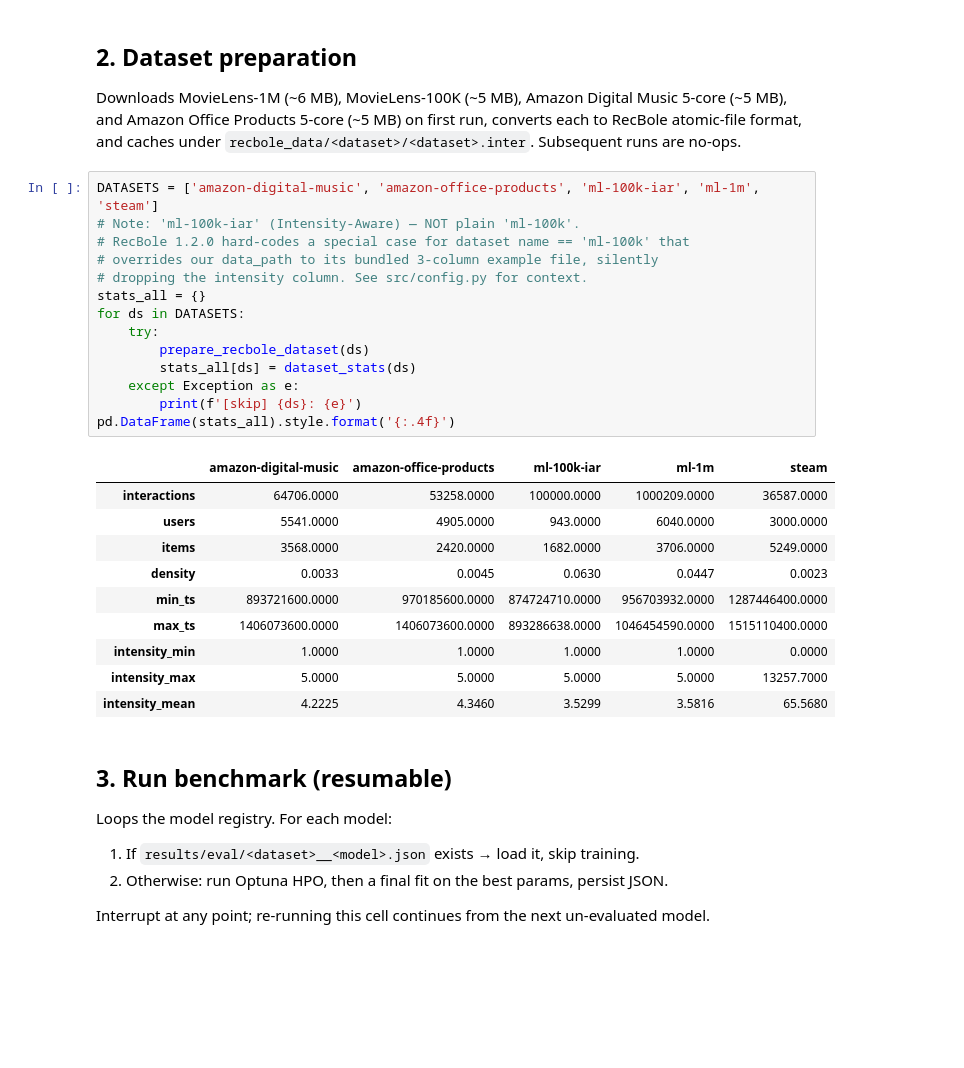
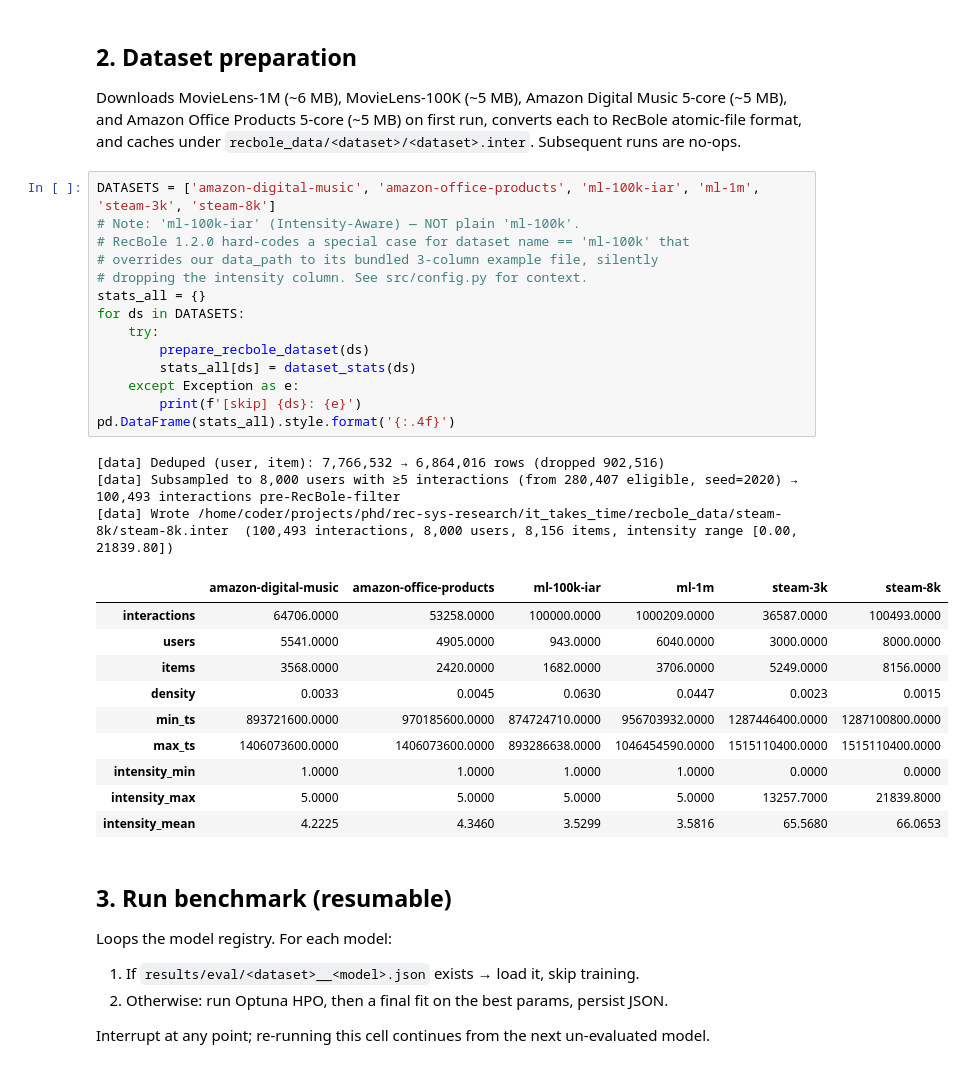
Before and after one commit to insanewarrior/rec-sys-research, a Jupyter notebook: it_takes_time/notebooks/0_benchmark.ipynb, the cells around one changed output. Saved outputs shown, nothing was run; the diff lists cells and outputs as text; blank space fills up the shorter version.

```diff
--- a/it_takes_time/notebooks/0_benchmark.ipynb
+++ b/it_takes_time/notebooks/0_benchmark.ipynb
@@ -67,30 +67,33 @@ Downloads MovieLens-1M (~6 MB), MovieLens-100K (~5 MB), Amazon Digital Music
 converts each to RecBole atomic-file format, and caches under
 `recbole_data/<dataset>/<dataset>.inter`. Subsequent runs are no-ops.
 # %%
-DATASETS = ['amazon-digital-music', 'amazon-office-products', 'ml-100k-iar', 'ml-1m', 'steam']
+DATASETS = ['amazon-digital-music', 'amazon-office-products', 'ml-100k-iar', 'ml-1m', 'steam-3k', 'steam-8k']
 # Note: 'ml-100k-iar' (Intensity-Aware) — NOT plain 'ml-100k'.
 # RecBole 1.2.0 hard-codes a special case for dataset name == 'ml-100k' that
 # overrides our data_path to its bundled 3-column example file, silently
 # dropping the intensity column. See src/config.py for context.
 stats_all = {}
 for ds in DATASETS:
     try:
         prepare_recbole_dataset(ds)
         stats_all[ds] = dataset_stats(ds)
     except Exception as e:
         print(f'[skip] {ds}: {e}')
 pd.DataFrame(stats_all).style.format('{:.4f}')
 # %% [output]
+[data] Deduped (user, item): 7,766,532 → 6,864,016 rows (dropped 902,516)
+[data] Subsampled to 8,000 users with ≥5 interactions (from 280,407 eligible, seed=2020) → 100,493 interactions pre-RecBole-filter
+[data] Wrote /home/coder/projects/phd/rec-sys-research/it_takes_time/recbole_data/steam-8k/steam-8k.inter  (100,493 interactions, 8,000 users, 8,156 items, intensity range [0.00, 21839.80])
-|  | amazon-digital-music | amazon-office-products | ml-100k-iar | ml-1m | steam |
-| interactions | 64706.0000 | 53258.0000 | 100000.0000 | 1000209.0000 | 36587.0000 |
-| users | 5541.0000 | 4905.0000 | 943.0000 | 6040.0000 | 3000.0000 |
-| items | 3568.0000 | 2420.0000 | 1682.0000 | 3706.0000 | 5249.0000 |
-| density | 0.0033 | 0.0045 | 0.0630 | 0.0447 | 0.0023 |
-| min_ts | 893721600.0000 | 970185600.0000 | 874724710.0000 | 956703932.0000 | 1287446400.0000 |
-| max_ts | 1406073600.0000 | 1406073600.0000 | 893286638.0000 | 1046454590.0000 | 1515110400.0000 |
-| intensity_min | 1.0000 | 1.0000 | 1.0000 | 1.0000 | 0.0000 |
-| intensity_max | 5.0000 | 5.0000 | 5.0000 | 5.0000 | 13257.7000 |
-| intensity_mean | 4.2225 | 4.3460 | 3.5299 | 3.5816 | 65.5680 |
+|  | amazon-digital-music | amazon-office-products | ml-100k-iar | ml-1m | steam-3k | steam-8k |
+| interactions | 64706.0000 | 53258.0000 | 100000.0000 | 1000209.0000 | 36587.0000 | 100493.0000 |
+| users | 5541.0000 | 4905.0000 | 943.0000 | 6040.0000 | 3000.0000 | 8000.0000 |
+| items | 3568.0000 | 2420.0000 | 1682.0000 | 3706.0000 | 5249.0000 | 8156.0000 |
+| density | 0.0033 | 0.0045 | 0.0630 | 0.0447 | 0.0023 | 0.0015 |
+| min_ts | 893721600.0000 | 970185600.0000 | 874724710.0000 | 956703932.0000 | 1287446400.0000 | 1287100800.0000 |
+| max_ts | 1406073600.0000 | 1406073600.0000 | 893286638.0000 | 1046454590.0000 | 1515110400.0000 | 1515110400.0000 |
+| intensity_min | 1.0000 | 1.0000 | 1.0000 | 1.0000 | 0.0000 | 0.0000 |
+| intensity_max | 5.0000 | 5.0000 | 5.0000 | 5.0000 | 13257.7000 | 21839.8000 |
+| intensity_mean | 4.2225 | 4.3460 | 3.5299 | 3.5816 | 65.5680 | 66.0653 |
 # %% [markdown]
 ## 3. Run benchmark (resumable)
 
```
Also changed, not shown: parts of 2 cells of this notebook, 33 other files.
